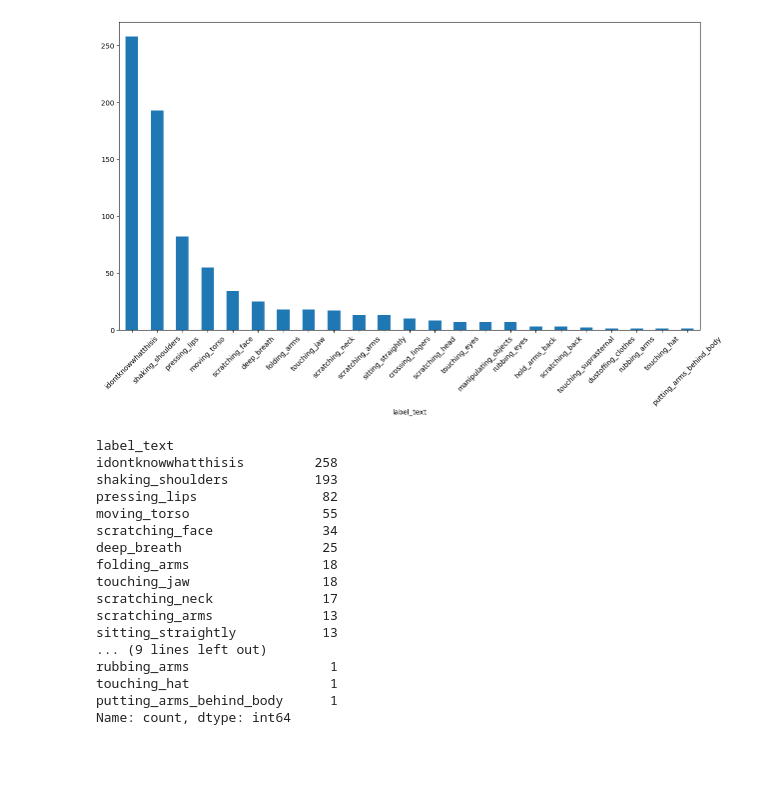
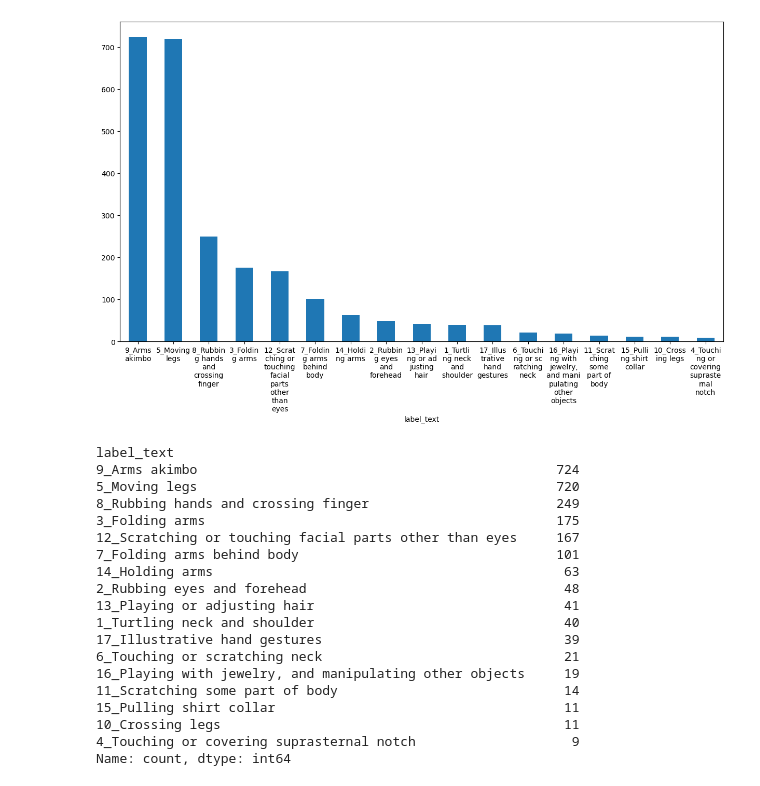
Before and after one commit to gutzcha/human_micro_gesture_classifier, a Jupyter notebook: miga/explore_data.ipynb, the cells around one changed output. Drawn from its saved outputs; the diff is of its cells as text; code cells hidden in the pictures; blank space fills up the shorter version.

Commit message:
mpi_project

```diff
--- a/miga/explore_data.ipynb
+++ b/miga/explore_data.ipynb
@@ -10,49 +12,63 @@ from scipy.stats import zscore
 # %%
-path_to_root = osp.join("D:\\Project-mpg microgesture\\imigue")
-path_to_data = osp.join(path_to_root,"imigue_data_phase1" ,"datasets")
-path_to_valid = osp.join(path_to_data, "imigue_skeleton_validate")
-path_to_train = osp.join(path_to_data, "imigue_skeleton_train")
+# path_to_root = osp.join("D:\\Project-mpg microgesture\\imigue")
+# path_to_data = osp.join(path_to_root,"imigue_data_phase1" ,"datasets")
+# path_to_valid = osp.join(path_to_data, "imigue_skeleton_validate")
+# path_to_train = osp.join(path_to_data, "imigue_skeleton_train")
+
+dataset = 'train'
+path_to_data = f'../../smg/smg_data_phase1/smg_skeleton_{dataset}'
+path_to_data = osp.join(*path_to_data.split('/'))
 # %%
-def extract_all_labels_files(path_to_folder):
-    all_csv_files = glob(osp.join(path_to_folder,'**',"**_label.csv"))
+def extract_all_labels_files(path_to_folder, suffix=None):
+    if suffix is None:
+        suffix = '*_label.csv'
+    all_csv_files = glob(osp.join(path_to_folder,'**',suffix))
     df_list = []
     column_names = ["label","start_frame","end_frame"]
+    rows = ['filename','file_num']
     for csv_file in all_csv_files:
         temp_df = pd.read_csv(csv_file, header=None, names=column_names)
 
-        temp_df['filename'] = csv_file.split('/')[-1]
+        temp_df['filename'] = osp.basename(csv_file).split('_')[0]
+        temp_df['file_num'] = [str(x) for x in range(len(temp_df))]
+        temp_df['id'] = temp_df[rows].apply(lambda x: '_'.join(x.values.astype(str)), axis=1)
         df_list.append(temp_df)
     return pd.concat(df_list)
-df = extract_all_labels_files(path_to_valid)
-df['label_text'] = df['label'].apply(lambda x: ID2LABELS[x])
+df = extract_all_labels_files(path_to_data, suffix='*labels.csv')
+df['label_text'] = df['label'].apply(lambda x: f'{x}_{ID2LABELS[x]}')
 # %%
 fig, ax = plt.subplots(
     figsize=(15,8)
 )
 # h = plt.hist(df['label_text'], width=2)
 label_counts = df['label_text'].value_counts()
 label_counts.plot(kind='bar')
-plt.xticks(rotation=45)  # Adjust the rotation angle as needed
+# Wrap the tick labels if they are too long
+wrapped_labels = [textwrap.fill(label, width=8) for label in label_counts.index]
+plt.xticks(range(len(wrapped_labels)), wrapped_labels, rotation=0)
+
 plt.show()
 # %% [output]
-[figure, old version]
+[figure, new version]
 # %%
 df['label_text'].value_counts()
 # %% [output]
 label_text
-idontknowwhatthisis         258
-shaking_shoulders           193
-pressing_lips                82
-moving_torso                 55
-scratching_face              34
-deep_breath                  25
-folding_arms                 18
-touching_jaw                 18
-scratching_neck              17
-scratching_arms              13
-sitting_straightly           13
-... (9 lines left out)
-rubbing_arms                  1
-touching_hat                  1
-putting_arms_behind_body      1
+9_Arms akimbo                                              724
+5_Moving legs                                              720
+8_Rubbing hands and crossing finger                        249
+3_Folding arms                                             175
+12_Scratching or touching facial parts other than eyes     167
+7_Folding arms behind body                                 101
+14_Holding arms                                             63
+2_Rubbing eyes and forehead                                 48
+13_Playing or adjusting hair                                41
+1_Turtling neck and shoulder                                40
+17_Illustrative hand gestures                               39
+6_Touching or scratching neck                               21
+16_Playing with jewelry, and manipulating other objects     19
+11_Scratching some part of body                             14
+15_Pulling shirt collar                                     11
+10_Crossing legs                                            11
+4_Touching or covering suprasternal notch                    9
 Name: count, dtype: int64
```
Also changed, not shown: parts of 12 cells of this notebook, 12 other files.
